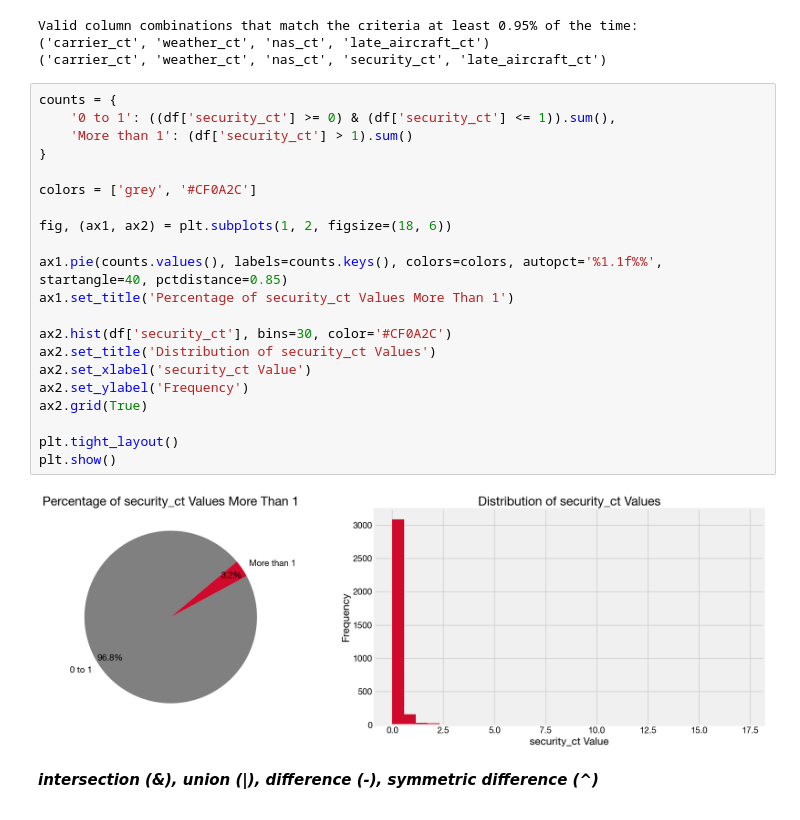
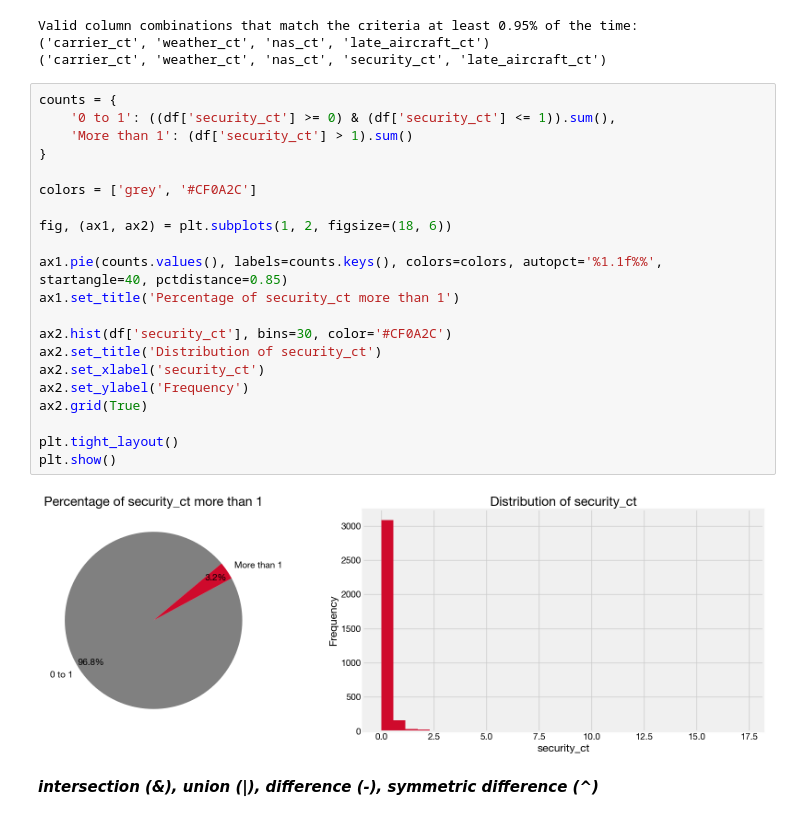
Before and after one commit to dominik117/flight-delays, a Jupyter notebook: eda_airlines.ipynb, the cells around one changed output. Saved outputs shown, nothing was run; the diff lists cells and outputs as text.

```diff
--- a/eda_airlines.ipynb
+++ b/eda_airlines.ipynb
@@ -170,26 +164,26 @@ Valid column combinations that match the criteria at least 0.95% of the time:
 # %%
 counts = {
     '0 to 1': ((df['security_ct'] >= 0) & (df['security_ct'] <= 1)).sum(),
     'More than 1': (df['security_ct'] > 1).sum()
 }
 
 colors = ['grey', '#CF0A2C']
 
 fig, (ax1, ax2) = plt.subplots(1, 2, figsize=(18, 6))
 
 ax1.pie(counts.values(), labels=counts.keys(), colors=colors, autopct='%1.1f%%', startangle=40, pctdistance=0.85)
-ax1.set_title('Percentage of security_ct Values More Than 1')
+ax1.set_title('Percentage of security_ct more than 1')
 
 ax2.hist(df['security_ct'], bins=30, color='#CF0A2C')
-ax2.set_title('Distribution of security_ct Values')
-ax2.set_xlabel('security_ct Value')
+ax2.set_title('Distribution of security_ct')
+ax2.set_xlabel('security_ct')
 ax2.set_ylabel('Frequency')
 ax2.grid(True)
 
 plt.tight_layout()
 plt.show()
 # %% [output]
-[figure, old version]
+[figure, new version]
 # %% [markdown]
 ***intersection (&), union (|), difference (-), symmetric difference (^)***
 # %%
```
Also changed, not shown: parts of 8 cells of this notebook, 1 other file.
